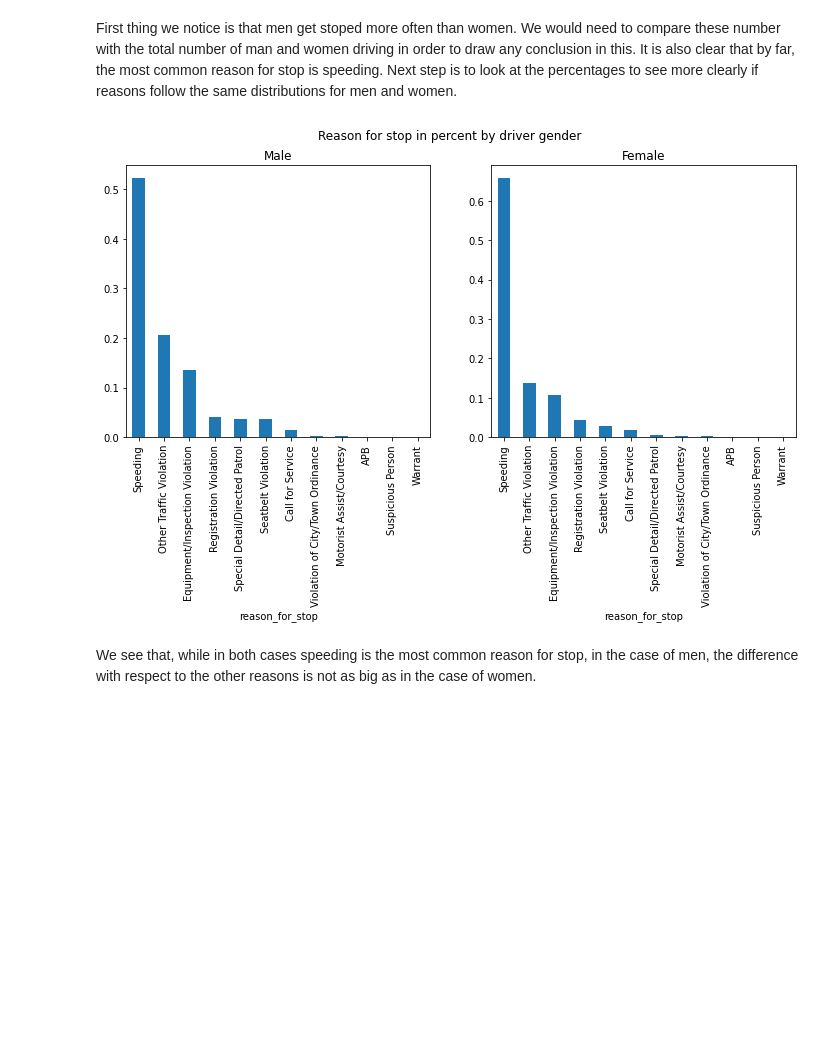
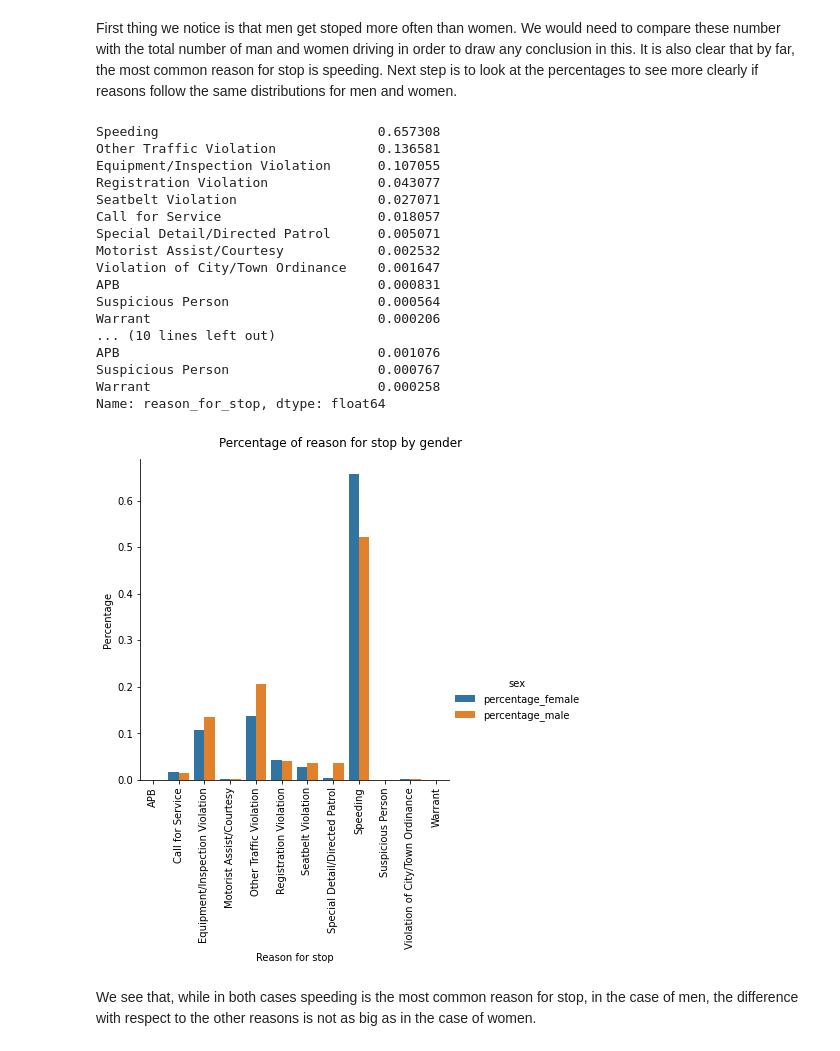
Before and after one commit to laubana90/StanfordOpenPolicingProject, a Jupyter notebook: RhodeIsland.ipynb, the cells around one changed output. Cells and saved outputs as stored; diff of their text form; code cells hidden in the pictures; blank space fills up the shorter version.

Commit message:
Improvements in speeding outcome

```diff
--- a/RhodeIsland.ipynb
+++ b/RhodeIsland.ipynb
@@ -252,22 +255,60 @@ plt.show()
 [figure]
 # %% [markdown]
 First thing we notice is that men get stoped more often than women. We would need to compare these number with the total number of man and women driving in order to draw any conclusion in this. It is also clear that by far, the most common reason for stop is speeding. Next step is to look at the percentages to see more clearly if reasons follow the same distributions for men and women.
-# %%
-reason_gender = ri.groupby('subject_sex')['reason_for_stop'].value_counts(normalize=True)
-reason_gender_df = pd.DataFrame(reason_gender)
-
-#Visualize in percentage
-plt.figure(figsize=[12, 5])
-plt.subplot(1,2,1)
-reason_gender_df.loc['male']['reason_for_stop'].plot.bar()
-plt.title('Male')
-plt.subplot(1,2,2)
-reason_gender_df.loc['female']['reason_for_stop'].plot.bar()
-plt.title('Female')
-plt.suptitle("Reason for stop in percent by driver gender")
-plt.show()
-# %% [output]
-[figure, removed]
+# %%
+# Create a DataFrame of female drivers
+female = ri[ri['subject_sex']=='female']
+
+# Create a DataFrame of male drivers
+male = ri[ri['subject_sex']=='male']
+
+# Compute the arrests by female drivers (as proportions)
+print(female['reason_for_stop'].value_counts(normalize=True))
+
+# Compute the arrests by male drivers (as proportions)
+print(male['reason_for_stop'].value_counts(normalize=True))
+
+
+reason_female_df = female['reason_for_stop'].value_counts(normalize=True).rename_axis('reason_for_stop').reset_index(name='percentage')
+reason_male_df = male['reason_for_stop'].value_counts(normalize=True).rename_axis('reason_for_stop').reset_index(name='percentage')
+
+gender_reason = reason_female_df.merge(reason_male_df, suffixes=('_female','_male'), on='reason_for_stop')
+
+# Create a latex table and save it in a file
+gender_reason_table = gender_reason.to_latex(float_format="%.3f", index=False, header=["Reason for stop","Female","Male"])
+with open("tables/gender_reason_table.txt", "w") as text_file:
+    text_file.write(gender_reason_table)
+
+
+gender_reason = pd.melt(gender_reason, id_vars="reason_for_stop", var_name="sex", value_name="percentage")
+
+# Visualise the results
+#category_order = ["citation","warning","arrest"]
+fig_reason = sns.catplot(x='reason_for_stop', y='percentage', hue='sex', data=gender_reason, kind='bar')
+fig_reason.fig.suptitle("Percentage of reason for stop by gender",y=1.03)
+fig_reason.set(xlabel="Reason for stop", ylabel="Percentage")
+plt.xticks(rotation=90)
+plt.show()
+fig_reason.savefig("figures/reason_gender.png")
+# %% [output]
+Speeding                            0.657308
+Other Traffic Violation             0.136581
+Equipment/Inspection Violation      0.107055
+Registration Violation              0.043077
+Seatbelt Violation                  0.027071
+Call for Service                    0.018057
+Special Detail/Directed Patrol      0.005071
+Motorist Assist/Courtesy            0.002532
+Violation of City/Town Ordinance    0.001647
+APB                                 0.000831
+Suspicious Person                   0.000564
+Warrant                             0.000206
+... (10 lines left out)
+APB                                 0.001076
+Suspicious Person                   0.000767
+Warrant                             0.000258
+Name: reason_for_stop, dtype: float64
+[figure, added]
 # %% [markdown]
 We see that, while in both cases speeding is the most common reason for stop, in the case of men, the difference with respect to the other reasons is not as big as in the case of women.
 # %% [markdown]
```
Also changed, not shown: parts of 27 cells of this notebook, 4 other files.
